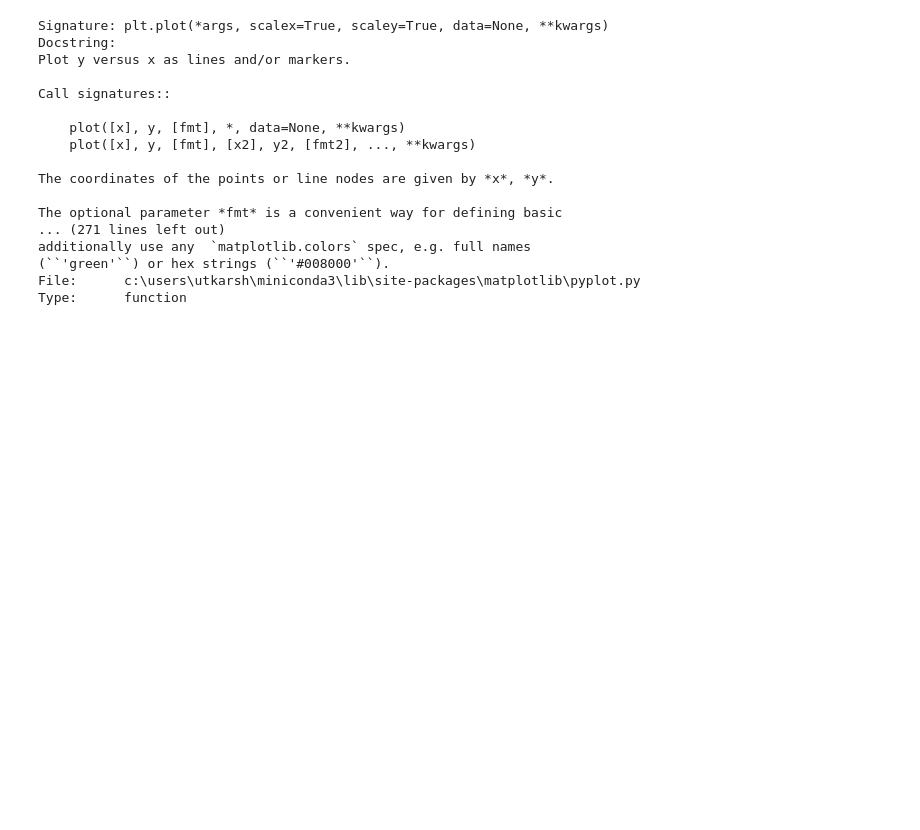
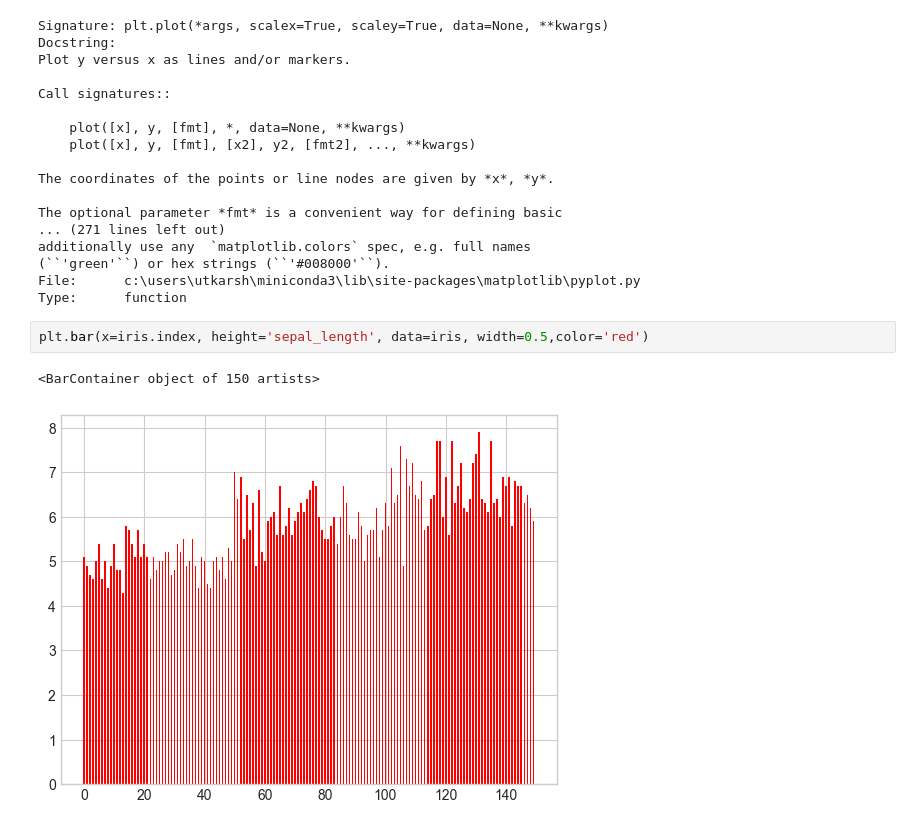
Before and after one commit to Utkash12/digipodium, a Jupyter notebook: data analysis/graphs.ipynb, the cells around one changed output. Drawn from its saved outputs; the diff is of its cells as text; blank space fills up the shorter version.

```diff
--- a/data analysis/graphs.ipynb
+++ b/data analysis/graphs.ipynb
@@ -132,3 +132,8 @@ additionally use any  `matplotlib.colors` spec, e.g. full names
 (``'green'``) or hex strings (``'#008000'``).
 File:      c:\users\utkarsh\miniconda3\lib\site-packages\matplotlib\pyplot.py
 Type:      function
+# %%
+plt.bar(x=iris.index, height='sepal_length', data=iris, width=0.5,color='red')
+# %% [output]
+<BarContainer object of 150 artists>
+[figure, added]
```
Also changed, not shown: parts of 5 cells of this notebook, 1 other file.
